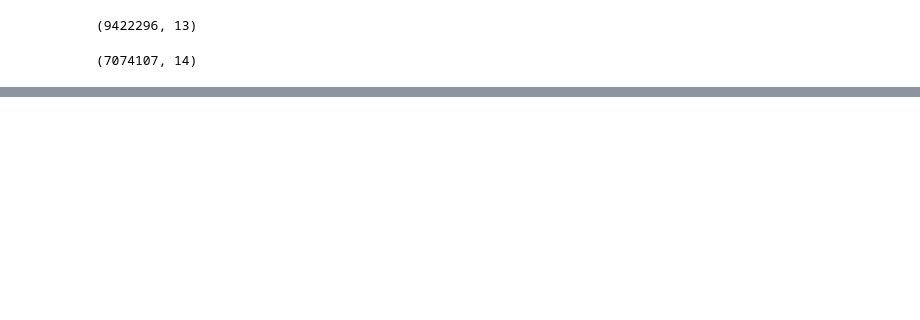
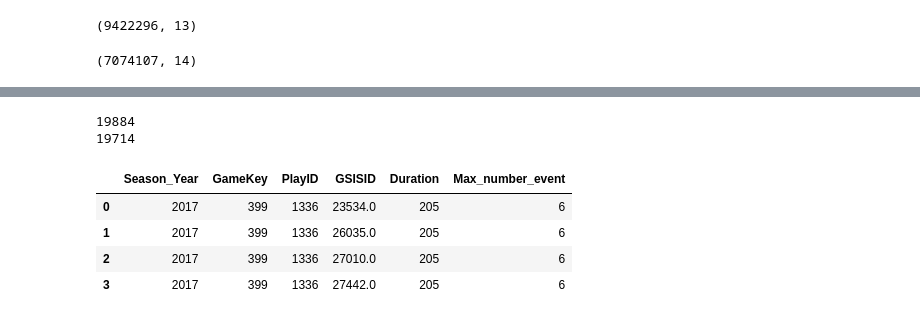
Before and after one commit to MerlinLaffitte/NFL, a Jupyter notebook: analyse.ipynb, the cells around one changed output, grey strips where cells are left out. Saved outputs shown, nothing was run; the diff lists cells and outputs as text; code cells hidden in the pictures; blank space fills up the shorter version.

```diff
--- a/analyse.ipynb
+++ b/analyse.ipynb
@@ -189,0 +210,16 @@ final
+# %%
+select_player = pd.merge(groupe, groupy, on = ["Season_Year","GameKey","PlayID"], how = "inner")
+print(select_player.shape[0])
+select_player = select_player.loc[(select_player.Time_Player == select_player.Duration )]
+print(select_player.shape[0])
+del select_player['Time_Player']
+del select_player['Nb_event_played']
+select_player.head(4)#The shape are checked to be sure of changes
+# %% [output]
+19884
+19714
+|  | Season_Year | GameKey | PlayID | GSISID | Duration | Max_number_event |
+| 0 | 2017 | 399 | 1336 | 23534.0 | 205 | 6 |
+| 1 | 2017 | 399 | 1336 | 26035.0 | 205 | 6 |
+| 2 | 2017 | 399 | 1336 | 27010.0 | 205 | 6 |
+| 3 | 2017 | 399 | 1336 | 27442.0 | 205 | 6 |
```
Also changed, not shown: parts of 7 cells of this notebook.
